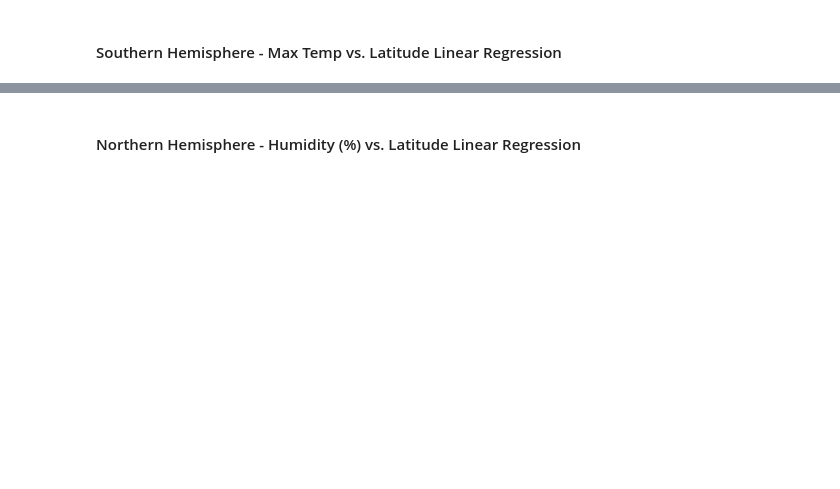
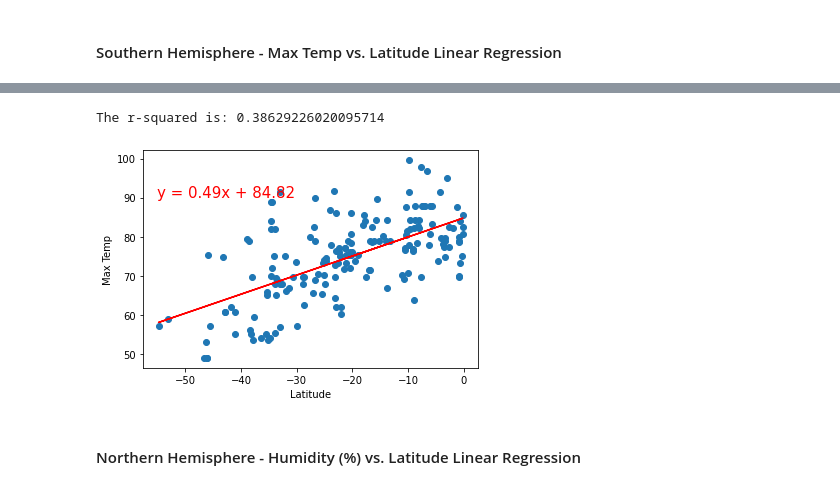
Before and after one commit to rjcline07/python-api-challenge, a Jupyter notebook: WeatherPy/Python_APIs_WeatherPy.ipynb, the cells around one changed output, grey strips where cells are left out. Saved outputs shown, nothing was run; the diff lists cells and outputs as text; code cells hidden in the pictures; blank space fills up the shorter version.

```diff
--- a/WeatherPy/Python_APIs_WeatherPy.ipynb
+++ b/WeatherPy/Python_APIs_WeatherPy.ipynb
@@ -320,0 +340,7 @@ The r-squared is: 0.39936284758885965
+# %%
+x_values = south_hem_df["Lat"]
+y_values = south_hem_df["Max Temp"]
+plot_linear_regression(x_values, y_values, 'Max Temp',(-55,90))
+# %% [output]
+The r-squared is: 0.38629226020095714
+[figure, added]
```
Also changed, not shown: parts of 26 cells of this notebook.
